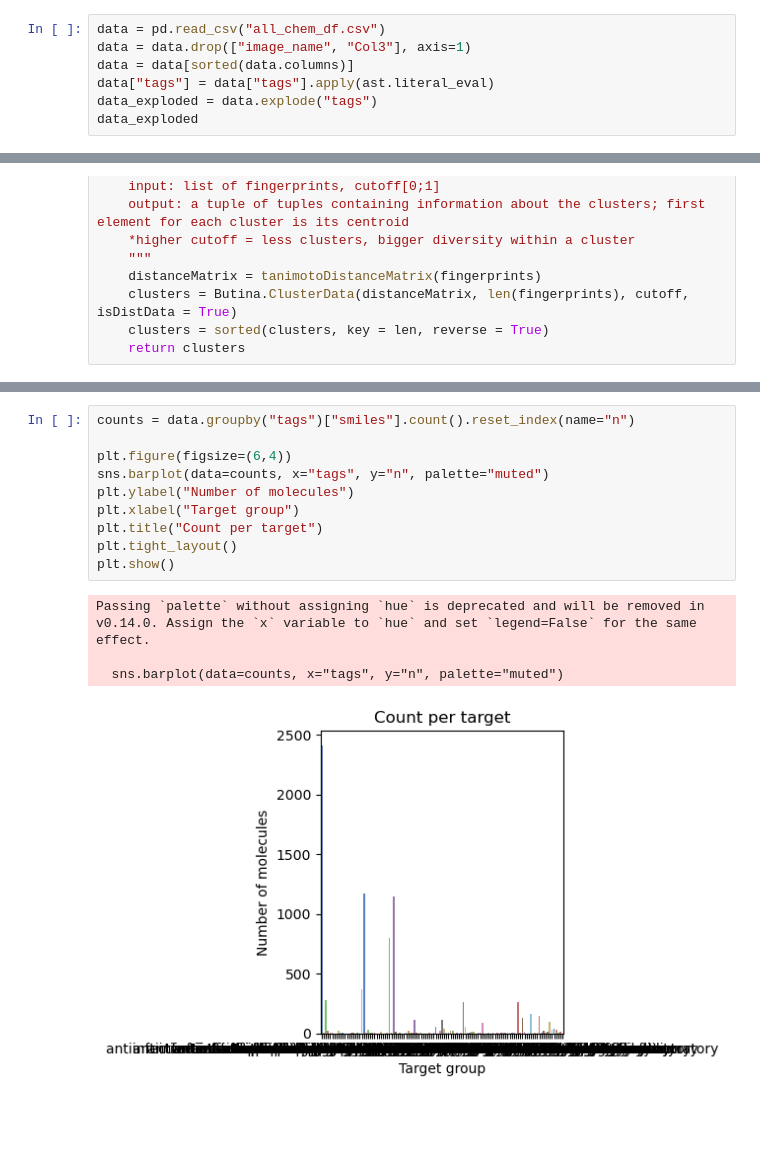
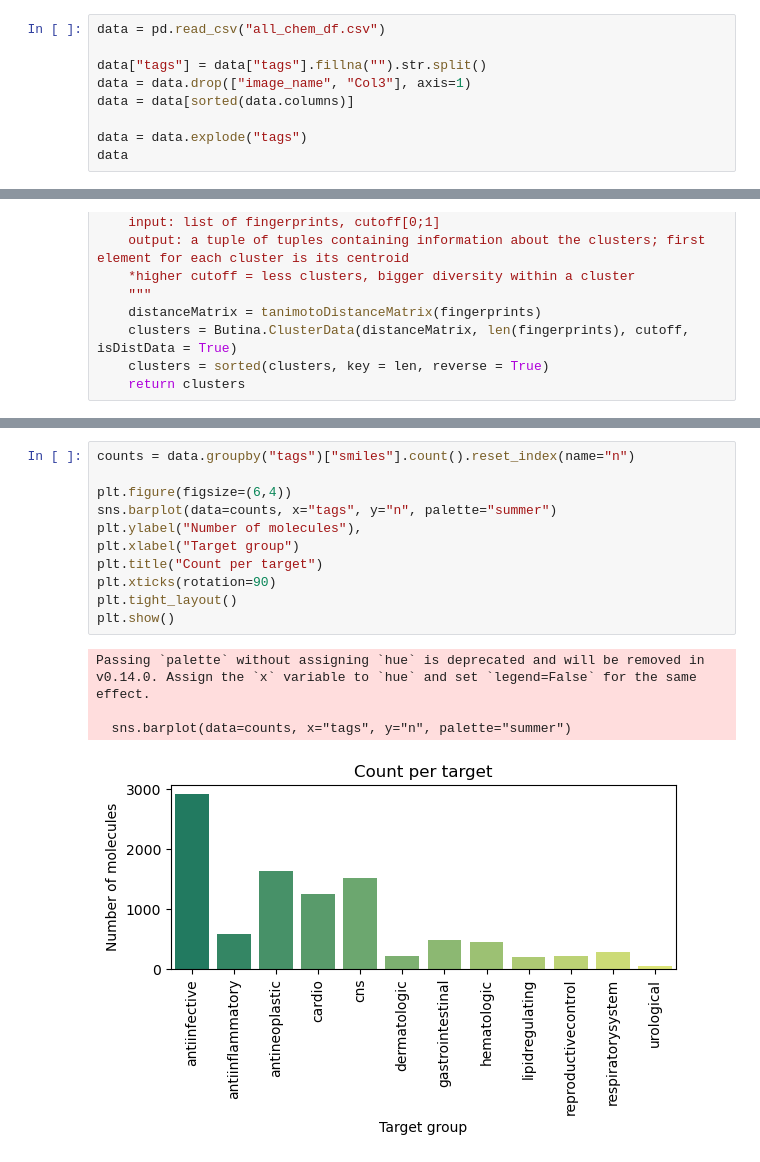
Before and after one commit to fkkarpinski/licencjat_git, a Jupyter notebook: notebook.ipynb, the cells around one changed output, grey strips where cells are left out. Saved outputs shown, nothing was run; the diff lists cells and outputs as text; blank space fills up the shorter version.

```diff
--- a/notebook.ipynb
+++ b/notebook.ipynb
@@ -13,9 +13,11 @@ from rdkit.Chem import rdFMCS
 from rdkit.Chem import Draw
 # %%
 data = pd.read_csv("all_chem_df.csv")
+
+data["tags"] = data["tags"].fillna("").str.split()
 data = data.drop(["image_name", "Col3"], axis=1)
 data = data[sorted(data.columns)]
-data["tags"] = data["tags"].apply(ast.literal_eval)
-data_exploded = data.explode("tags")
-data_exploded
+
+data = data.explode("tags")
+data
 # %% [output]
@@ -113,15 +127,16 @@ for cutoff in np.arange(0.0, 1.0, 0.1):
 # %%
 counts = data.groupby("tags")["smiles"].count().reset_index(name="n")
 
 plt.figure(figsize=(6,4))
-sns.barplot(data=counts, x="tags", y="n", palette="muted")
-plt.ylabel("Number of molecules")
+sns.barplot(data=counts, x="tags", y="n", palette="summer")
+plt.ylabel("Number of molecules"),
 plt.xlabel("Target group")
 plt.title("Count per target")
+plt.xticks(rotation=90)
 plt.tight_layout()
 plt.show()
 # %% [output]
 Passing `palette` without assigning `hue` is deprecated and will be removed in v0.14.0. Assign the `x` variable to `hue` and set `legend=False` for the same effect.
 
-  sns.barplot(data=counts, x="tags", y="n", palette="muted")
+  sns.barplot(data=counts, x="tags", y="n", palette="summer")
-[figure, old version]
+[figure, new version]
```
Also changed, not shown: parts of 5 cells of this notebook, 6 other files.
